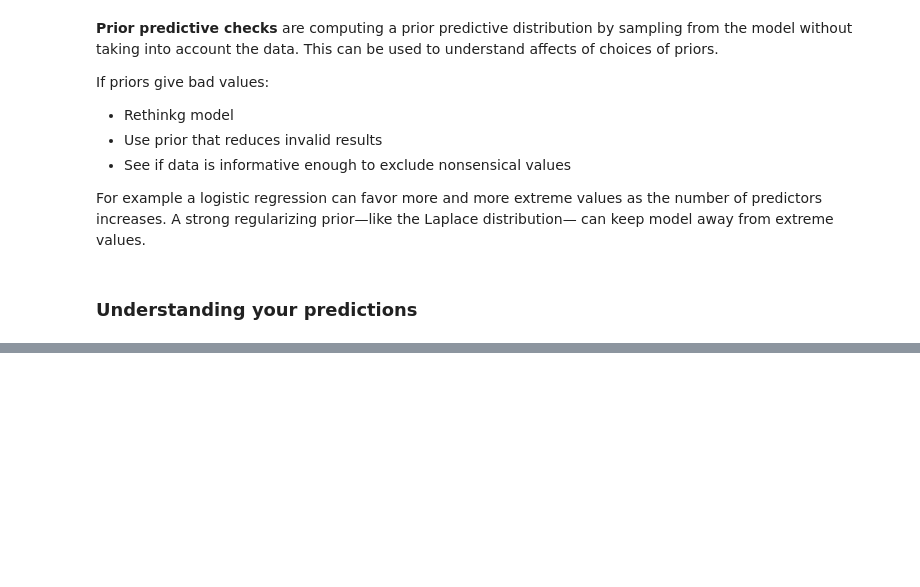
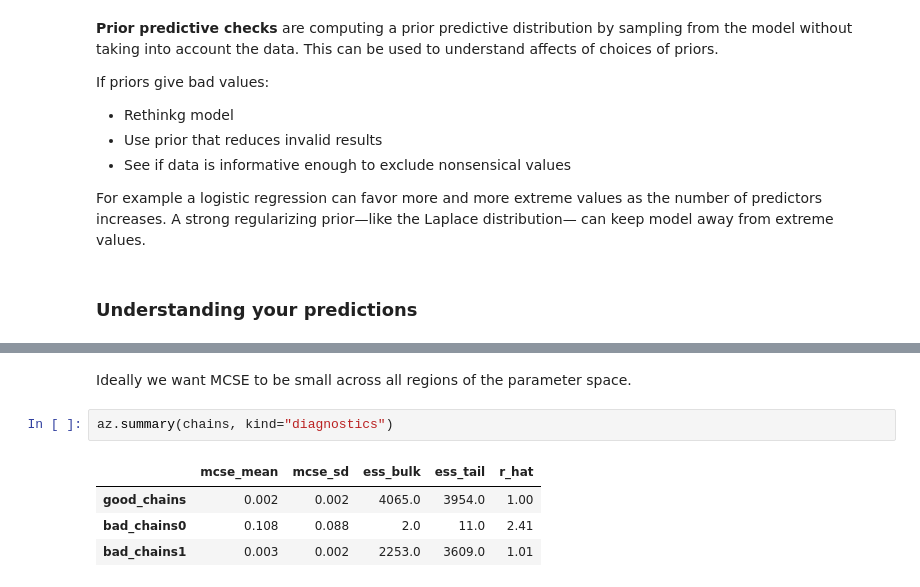
Before and after one commit to paw-lu/bayesian-modeling-computation-python, a Jupyter notebook: notebooks/2_exploratory_analysis_of_bayesian_models.ipynb, the cells around one changed output, grey strips where cells are left out. Drawn from its saved outputs; the diff is of its cells as text; blank space fills up the shorter version.

Commit message:
:memo: Diagnostic metrics

```diff
--- a/notebooks/2_exploratory_analysis_of_bayesian_models.ipynb
+++ b/notebooks/2_exploratory_analysis_of_bayesian_models.ipynb
@@ -61,0 +190,9 @@ Arviz funcitons for plots:
+# %% [markdown]
+Ideally we want MCSE to be small across all regions of the parameter space.
+# %%
+az.summary(chains, kind="diagnostics")
+# %% [output]
+|  | mcse_mean | mcse_sd | ess_bulk | ess_tail | r_hat |
+| good_chains | 0.002 | 0.002 | 4065.0 | 3954.0 | 1.00 |
+| bad_chains0 | 0.108 | 0.088 | 2.0 | 11.0 | 2.41 |
+| bad_chains1 | 0.003 | 0.002 | 2253.0 | 3609.0 | 1.01 |
```
Also changed, not shown: parts of 19 cells of this notebook, 1 other file.
